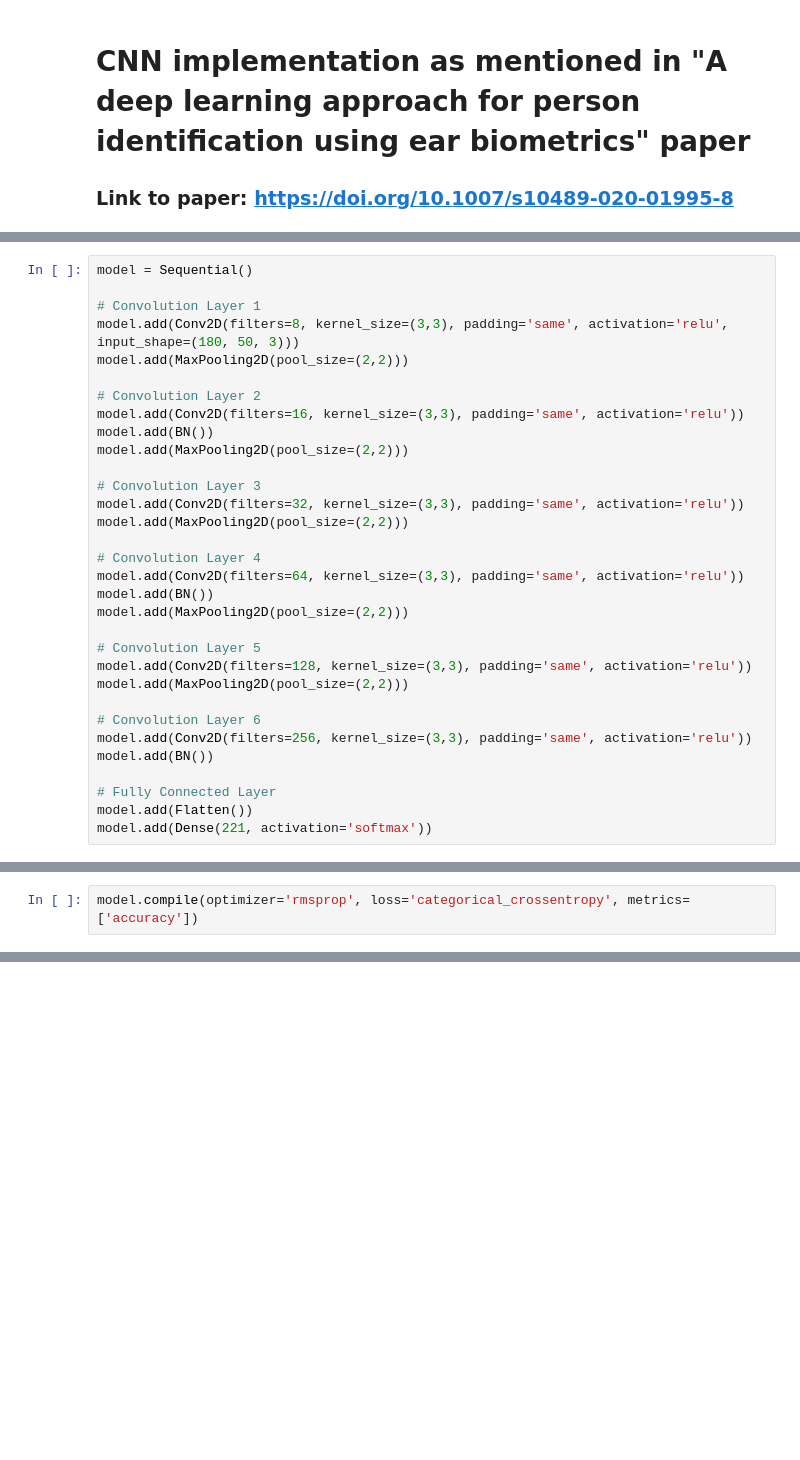
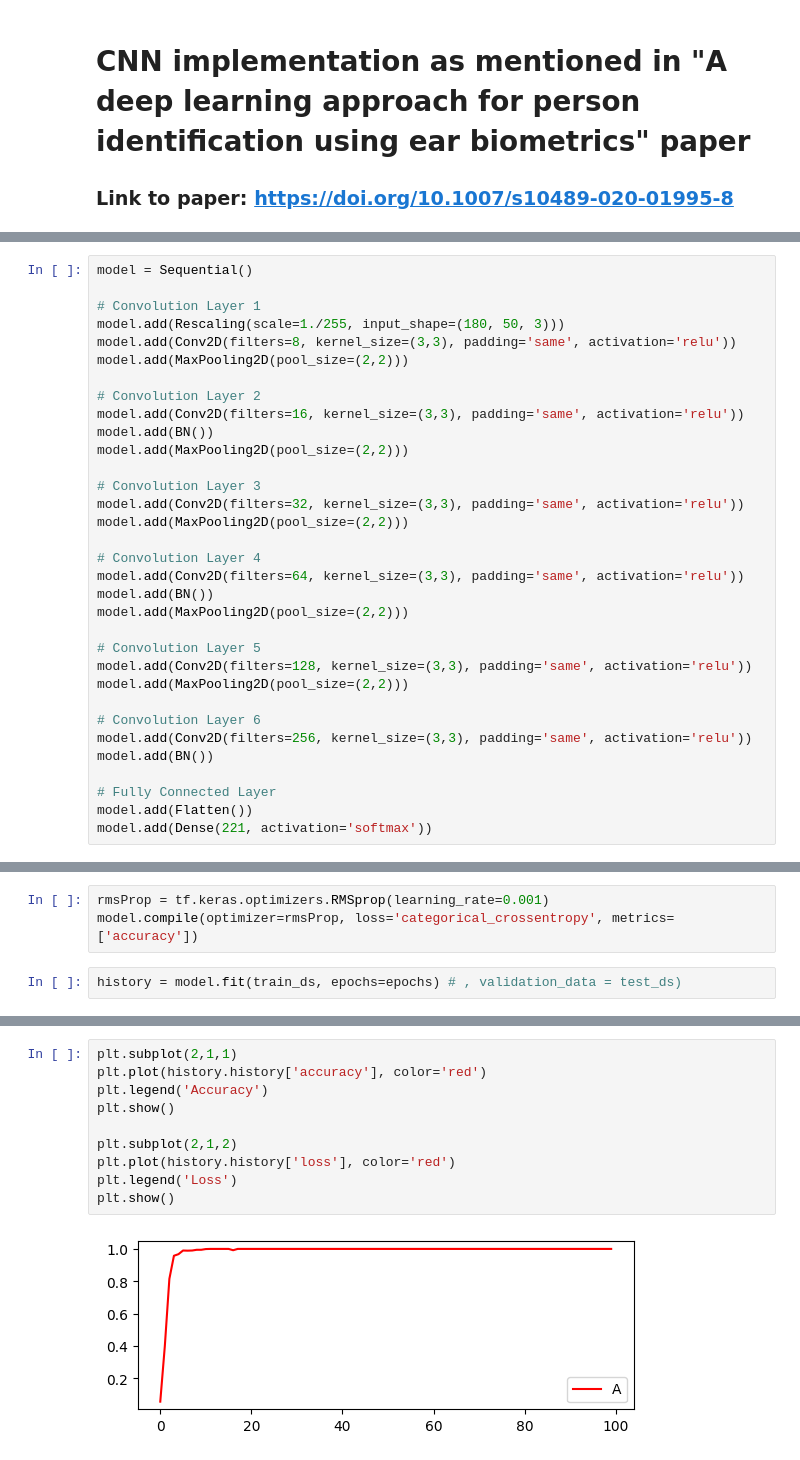
Before and after one commit to Rohanjos97/BioCube, a Jupyter notebook: CNN for ear detection.ipynb, the cells around one changed output, grey strips where cells are left out. Drawn from its saved outputs; the diff is of its cells as text; blank space fills up the shorter version.

```diff
--- a/CNN for ear detection.ipynb
+++ b/CNN for ear detection.ipynb
@@ -13,7 +50,8 @@ from tensorflow.keras.models import Sequential
 model = Sequential()
 
 # Convolution Layer 1
-model.add(Conv2D(filters=8, kernel_size=(3,3), padding='same', activation='relu', input_shape=(180, 50, 3)))
+model.add(Rescaling(scale=1./255, input_shape=(180, 50, 3)))
+model.add(Conv2D(filters=8, kernel_size=(3,3), padding='same', activation='relu'))
 model.add(MaxPooling2D(pool_size=(2,2)))
 
 # Convolution Layer 2
@@ -62,4 +100,7 @@ Trainable params: 677,325
 Non-trainable params: 672
 _________________________________________________________________
 # %%
-model.compile(optimizer='rmsprop', loss='categorical_crossentropy', metrics=['accuracy'])
+rmsProp = tf.keras.optimizers.RMSprop(learning_rate=0.001)
+model.compile(optimizer=rmsProp, loss='categorical_crossentropy', metrics=['accuracy'])
+# %%
+history = model.fit(train_ds, epochs=epochs) # , validation_data = test_ds)
@@ -65,0 +125,12 @@ model.compile(optimizer='rmsprop', loss='categorical_crossentropy', metrics=['ac
+# %%
+plt.subplot(2,1,1)
+plt.plot(history.history['accuracy'], color='red')
+plt.legend('Accuracy')
+plt.show()
+
+plt.subplot(2,1,2)
+plt.plot(history.history['loss'], color='red')
+plt.legend('Loss')
+plt.show()
+# %% [output]
+[figure, added]
```
Also changed, not shown: parts of 9 cells of this notebook.
